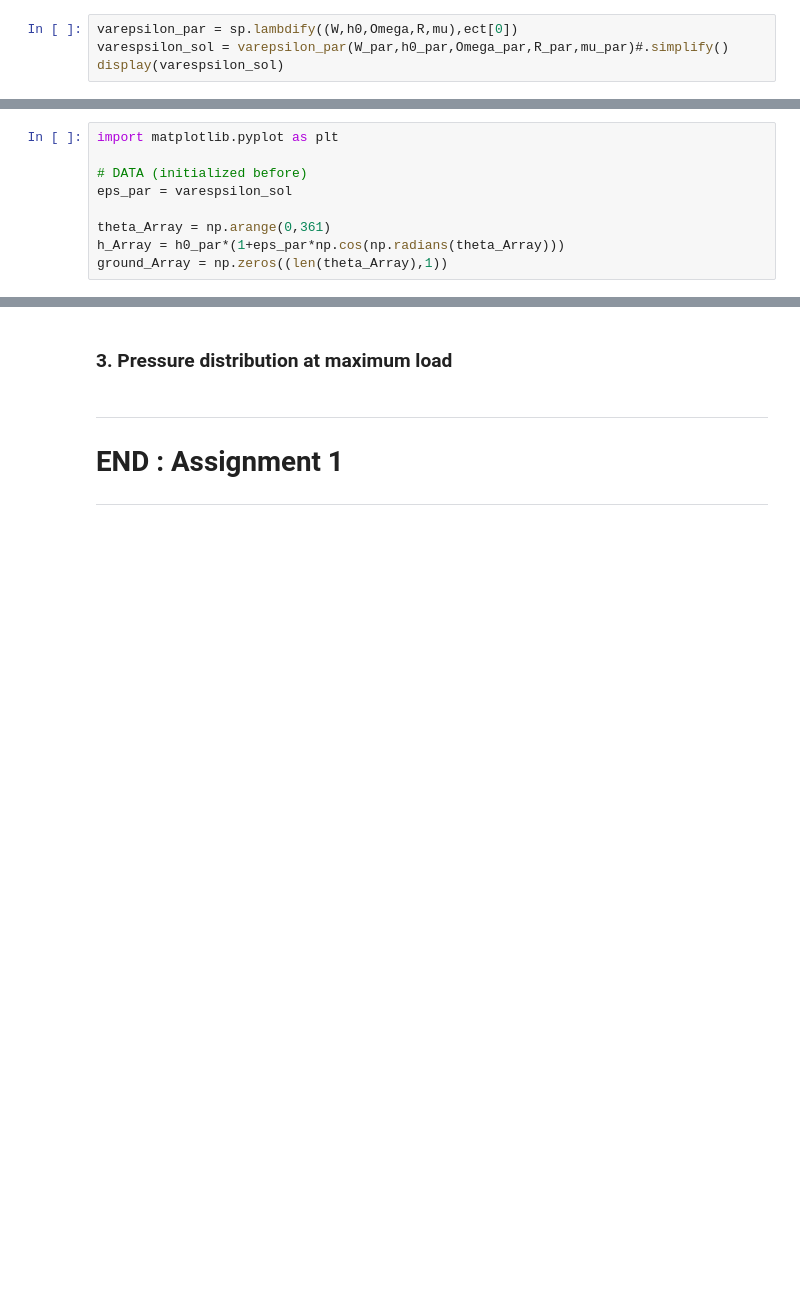
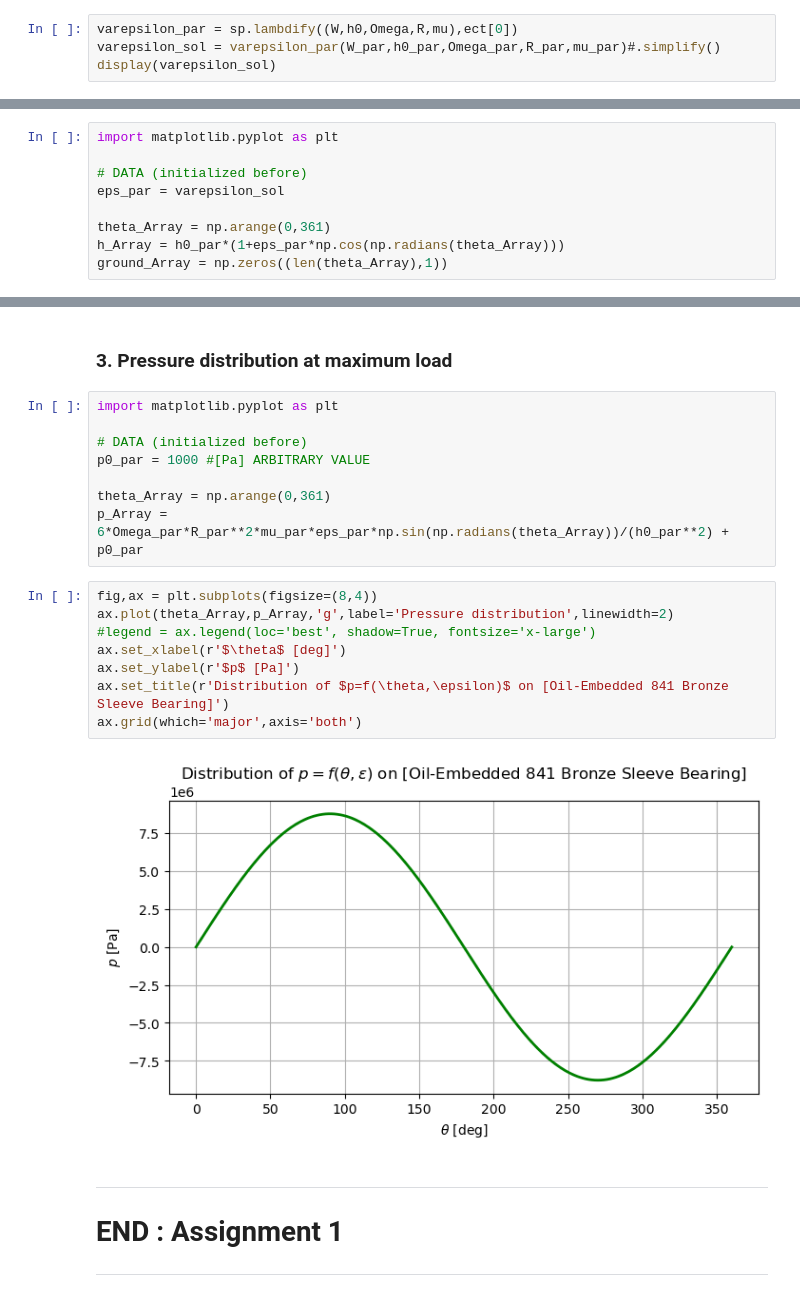
Before and after one commit to rclUPC/AdvancedFluidMechanics, a Jupyter notebook: 1-microFlows/Assignment1_POL.ipynb, the cells around one changed output, grey strips where cells are left out. Cells and saved outputs as stored; diff of their text form; blank space fills up the shorter version.

```diff
--- a/1-microFlows/Assignment1_POL.ipynb
+++ b/1-microFlows/Assignment1_POL.ipynb
@@ -340,8 +354,8 @@ R_par = 0.5*(Da_par/2+Db_par/2) #[m] CHECK THE DEFINITION OF THIS R
 The relative eccentricity for this case is:
 # %%
 varepsilon_par = sp.lambdify((W,h0,Omega,R,mu),ect[0])
-varespsilon_sol = varepsilon_par(W_par,h0_par,Omega_par,R_par,mu_par)#.simplify()
-display(varespsilon_sol)
+varepsilon_sol = varepsilon_par(W_par,h0_par,Omega_par,R_par,mu_par)#.simplify()
+display(varepsilon_sol)
 # %% [output]
 $\displaystyle \frac{0.324990267987968}{\pi}$
 # %% [markdown]
@@ -352,7 +371,7 @@ The maximum load of the example journal bearing is clearly $\varepsilon \ll 1$,
 import matplotlib.pyplot as plt
 
 # DATA (initialized before)
-eps_par = varespsilon_sol
+eps_par = varepsilon_sol
 
 theta_Array = np.arange(0,361)
 h_Array = h0_par*(1+eps_par*np.cos(np.radians(theta_Array)))
@@ -370,6 +389,24 @@ ax.grid(which='major',axis='both')
 [figure]
 # %% [markdown]
 ### 3. Pressure distribution at maximum load
+# %%
+import matplotlib.pyplot as plt
+
+# DATA (initialized before)
+p0_par = 1000 #[Pa] ARBITRARY VALUE
+
+theta_Array = np.arange(0,361)
+p_Array = 6*Omega_par*R_par**2*mu_par*eps_par*np.sin(np.radians(theta_Array))/(h0_par**2) + p0_par
+# %%
+fig,ax = plt.subplots(figsize=(8,4))
+ax.plot(theta_Array,p_Array,'g',label='Pressure distribution',linewidth=2)
+#legend = ax.legend(loc='best', shadow=True, fontsize='x-large')
+ax.set_xlabel(r'$\theta$ [deg]')
+ax.set_ylabel(r'$p$ [Pa]')
+ax.set_title(r'Distribution of $p=f(\theta,\epsilon)$ on [Oil-Embedded 841 Bronze Sleeve Bearing]')
+ax.grid(which='major',axis='both')
+# %% [output]
+[figure, added]
 # %% [markdown]
 -------------------------------
 # END : Assignment 1
```
Also changed, not shown: parts of 12 cells of this notebook.
